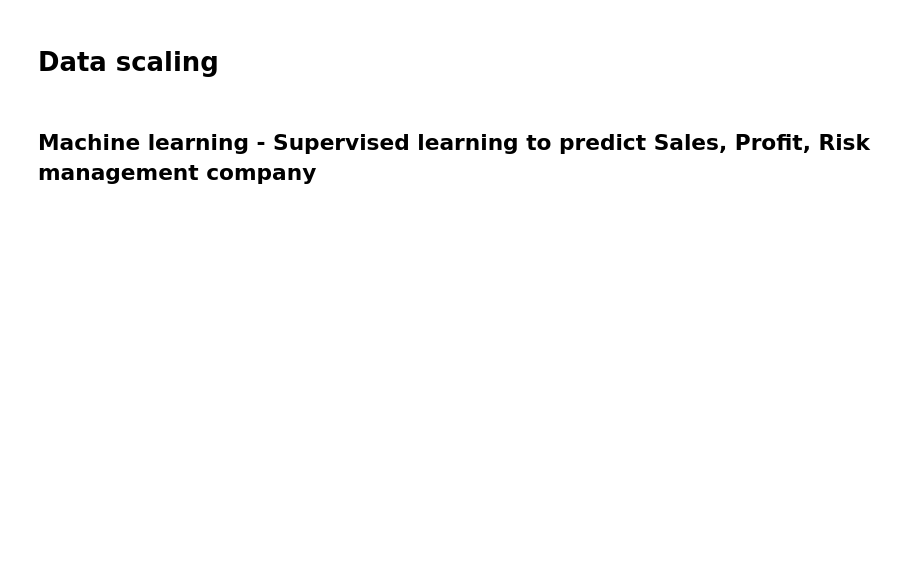
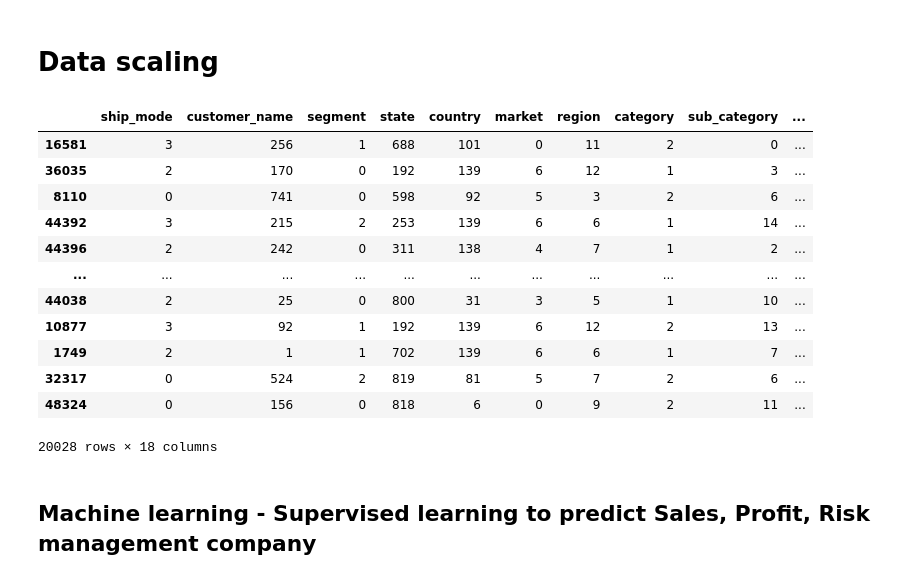
Before and after one commit to Mipjeiger/Supermarket-Sales, a Jupyter notebook: Production/EDA/01_EDA.ipynb, the cells around one changed output. Cells and saved outputs as stored; diff of their text form; code cells hidden in the pictures; blank space fills up the shorter version.

```diff
--- a/Production/EDA/01_EDA.ipynb
+++ b/Production/EDA/01_EDA.ipynb
@@ -395,6 +414,22 @@ scaler = StandardScaler()
 X_train_scaled = scaler.fit_transform(X_train)
 X_test_scaled = scaler.transform(X_test)
 scaled_df = pd.DataFrame(X_train_scaled, columns=X_train.columns)
+# %%
+X_train
+# %% [output]
+|  | ship_mode | customer_name | segment | state | country | market | region | category | sub_category | ... |
+| 16581 | 3 | 256 | 1 | 688 | 101 | 0 | 11 | 2 | 0 | ... |
+| 36035 | 2 | 170 | 0 | 192 | 139 | 6 | 12 | 1 | 3 | ... |
+| 8110 | 0 | 741 | 0 | 598 | 92 | 5 | 3 | 2 | 6 | ... |
+| 44392 | 3 | 215 | 2 | 253 | 139 | 6 | 6 | 1 | 14 | ... |
+| 44396 | 2 | 242 | 0 | 311 | 138 | 4 | 7 | 1 | 2 | ... |
+| ... | ... | ... | ... | ... | ... | ... | ... | ... | ... | ... |
+| 44038 | 2 | 25 | 0 | 800 | 31 | 3 | 5 | 1 | 10 | ... |
+| 10877 | 3 | 92 | 1 | 192 | 139 | 6 | 12 | 2 | 13 | ... |
+| 1749 | 2 | 1 | 1 | 702 | 139 | 6 | 6 | 1 | 7 | ... |
+| 32317 | 0 | 524 | 2 | 819 | 81 | 5 | 7 | 2 | 6 | ... |
+| 48324 | 0 | 156 | 0 | 818 | 6 | 0 | 9 | 2 | 11 | ... |
+20028 rows × 18 columns
 # %% [markdown]
 ## Machine learning - Supervised learning to predict Sales, Profit, Risk management company
 # %%
```
Also changed, not shown: parts of 12 cells of this notebook, 19 other files.
